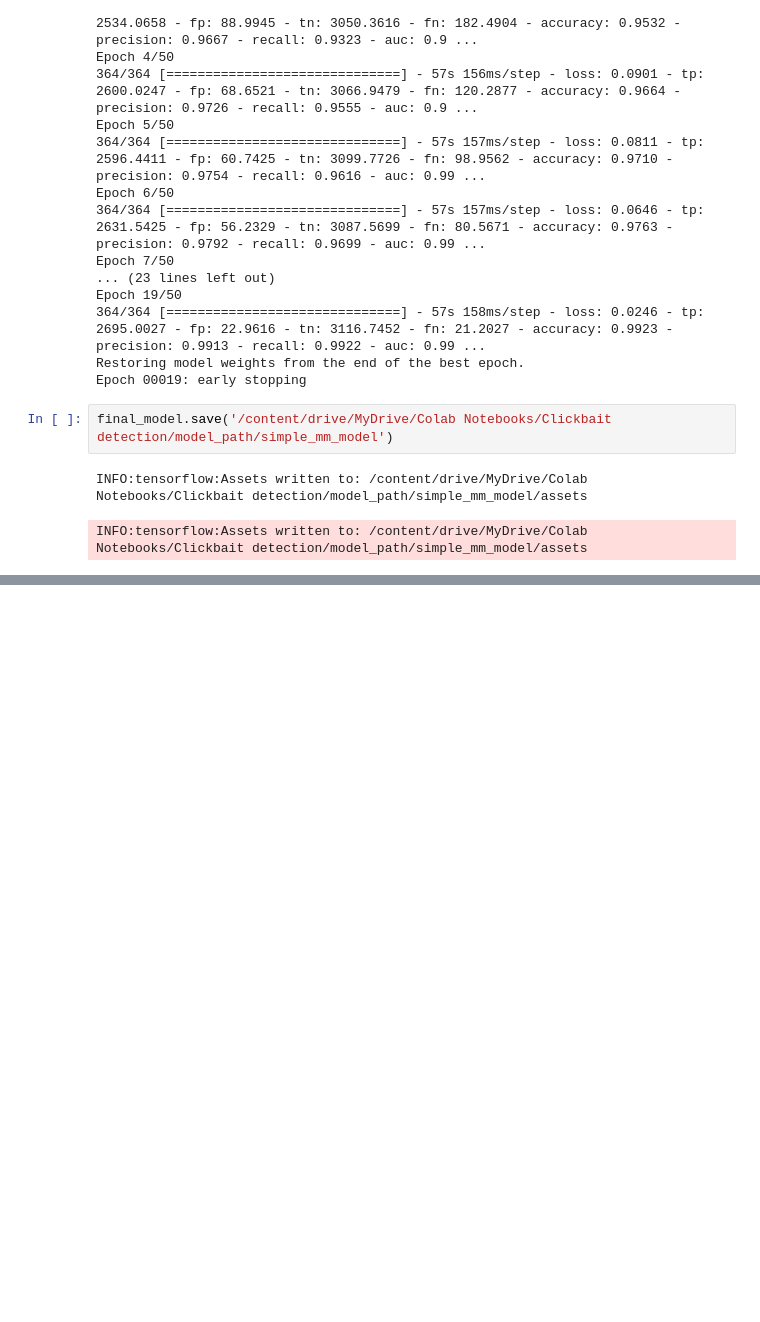
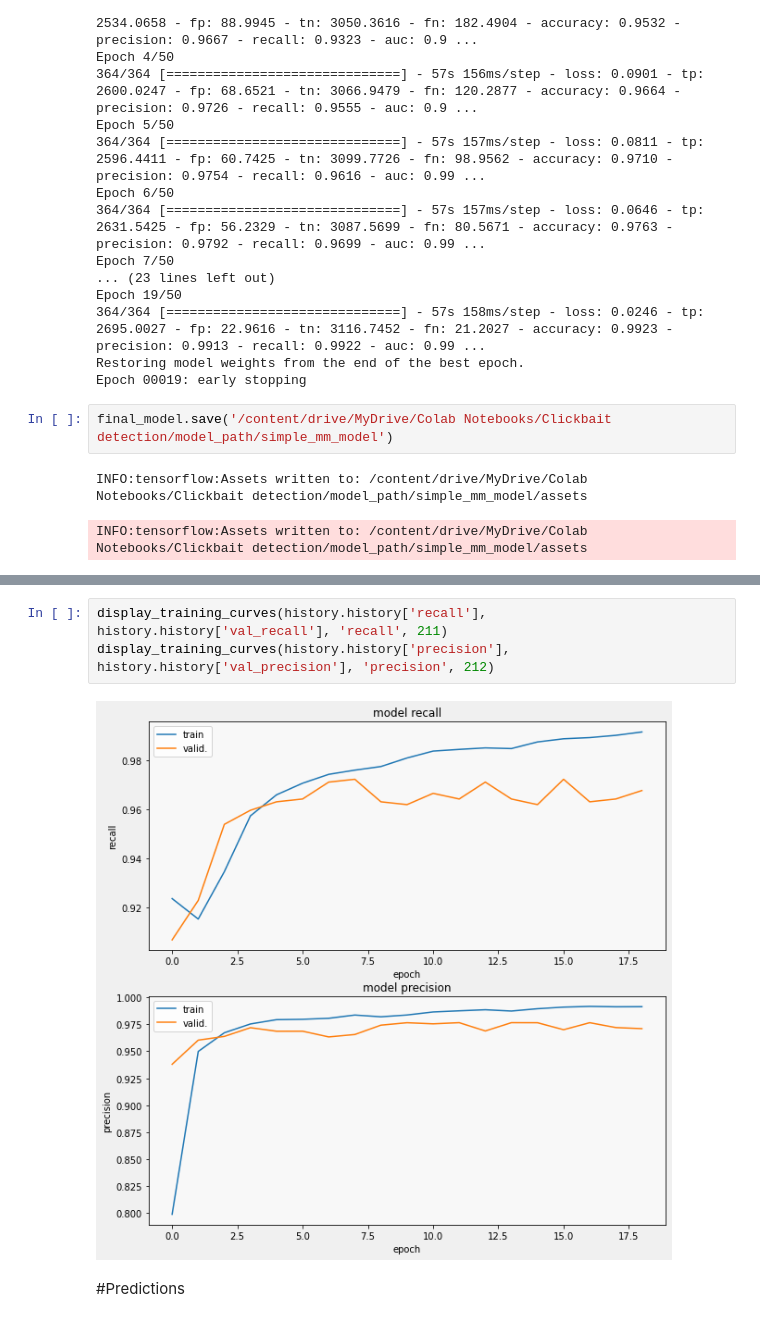
Before and after one commit to rahul94jh/MSC-Research, a Jupyter notebook: clickbait_mm_transfer_learning_tfrec.ipynb, the cells around one changed output, grey strips where cells are left out. Drawn from its saved outputs; the diff is of its cells as text; blank space fills up the shorter version.

```diff
--- a/clickbait_mm_transfer_learning_tfrec.ipynb
+++ b/clickbait_mm_transfer_learning_tfrec.ipynb
@@ -354,0 +486,7 @@ INFO:tensorflow:Assets written to: /content/drive/MyDrive/Colab Notebooks/Clickb
+# %%
+display_training_curves(history.history['recall'], history.history['val_recall'], 'recall', 211)
+display_training_curves(history.history['precision'], history.history['val_precision'], 'precision', 212)
+# %% [output]
+[figure, added]
+# %% [markdown]
+#Predictions
```
Also changed, not shown: parts of 9 cells of this notebook.
